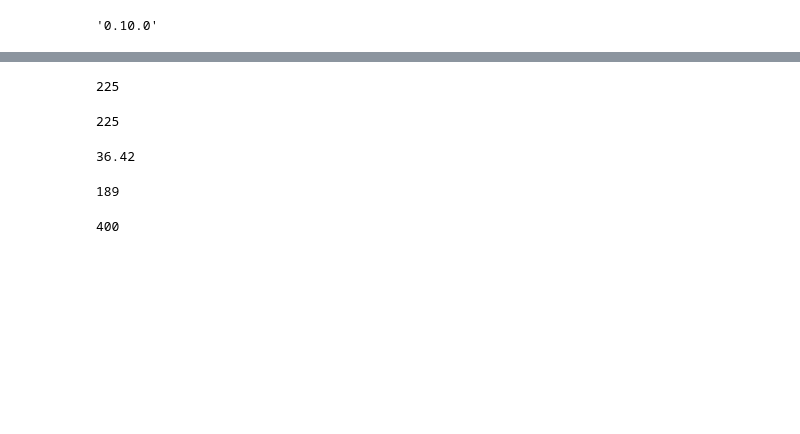
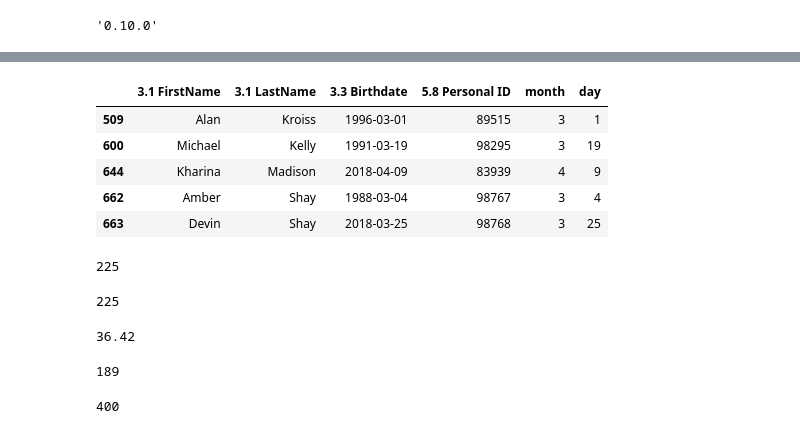
Before and after one commit to iesous-kurios/powerBi, a Jupyter notebook: PowerBI_Project.ipynb, the cells around one changed output, grey strips where cells are left out. Drawn from its saved outputs; the diff is of its cells as text; code cells hidden in the pictures; blank space fills up the shorter version.

Commit message:
added bday data

```diff
--- a/PowerBI_Project.ipynb
+++ b/PowerBI_Project.ipynb
@@ -35,0 +56,14 @@ currently_enrolled = df[df['3.11 Exit Date'].isnull()]
+# %%
+bday_df = current_bdays[['3.1 FirstName', '3.1 LastName', '3.3 Birthdate','5.8 Personal ID']].copy()
+# %%
+import datetime
+currentMonth = date.today().month
+currentMonth
+two_months = date.today().month + 2
+next_month
+last_month = date.today().month - 1
+# %%
+bday_df['month'] = pd.DatetimeIndex(bday_df['3.3 Birthdate']).month
+bday_df['day'] = pd.DatetimeIndex(bday_df['3.3 Birthdate']).day
+# %%
+upcomming_bdays = bday_df[(bday_df['month'] > last_month) & (bday_df['month'] < two_months) ]
@@ -36,3 +72,12 @@ currently_enrolled = df[df['3.11 Exit Date'].isnull()]
+# %%
+upcomming_bdays
+# %% [output]
+|  | 3.1 FirstName | 3.1 LastName | 3.3 Birthdate | 5.8 Personal ID | month | day |
+| 509 | Alan | Kroiss | 1996-03-01 | 89515 | 3 | 1 |
+| 600 | Michael | Kelly | 1991-03-19 | 98295 | 3 | 19 |
+| 644 | Kharina | Madison | 2018-04-09 | 83939 | 4 | 9 |
+| 662 | Amber | Shay | 1988-03-04 | 98767 | 3 | 4 |
+| 663 | Devin | Shay | 2018-03-25 | 98768 | 3 | 25 |
 # %%
 # create new list of those currently enrolled who haven't stayed with us for
 # two weeks or more
```
Also changed, not shown: parts of 10 cells of this notebook.
